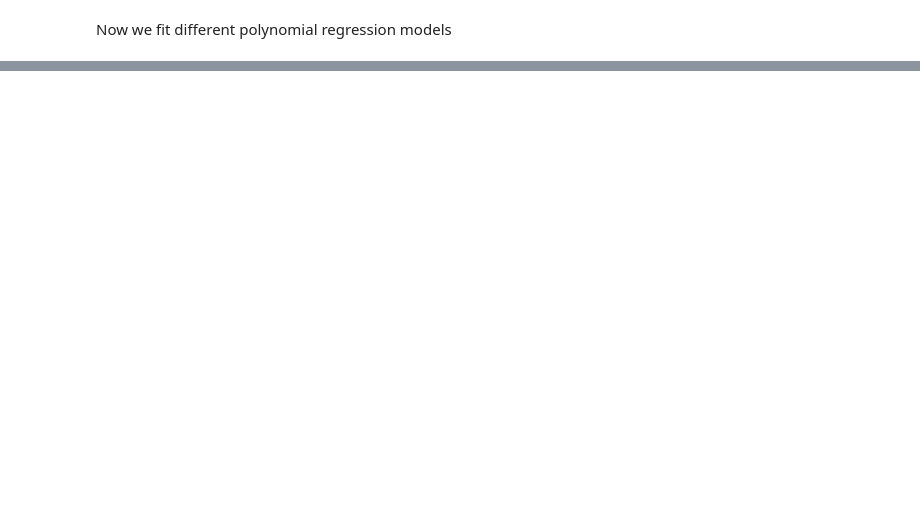
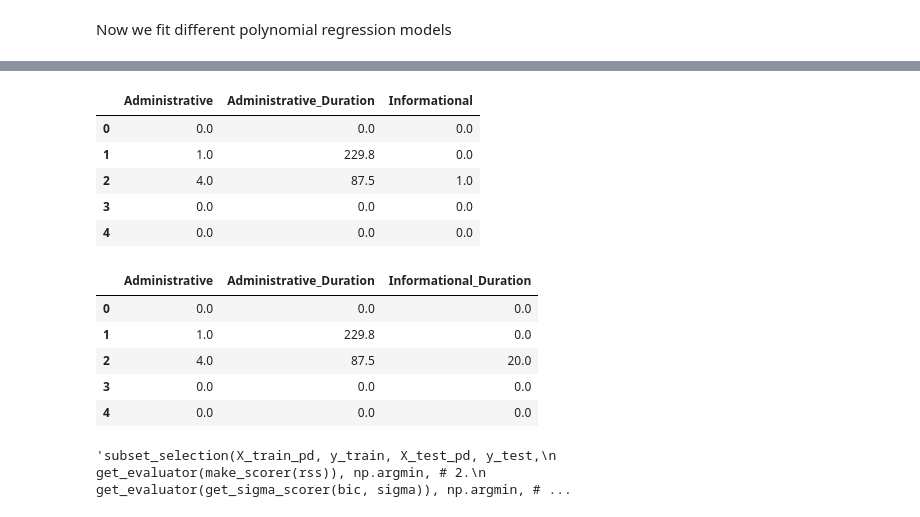
Before and after one commit to sararesta/ML-Homework, a Jupyter notebook: polynomial_regression.ipynb, the cells around one changed output, grey strips where cells are left out. Saved outputs shown, nothing was run; the diff lists cells and outputs as text; code cells hidden in the pictures; blank space fills up the shorter version.

```diff
--- a/polynomial_regression.ipynb
+++ b/polynomial_regression.ipynb
@@ -149,0 +169,32 @@ MSE score  0.0005024887262227065
+# %%
+# Convert back from numpy arrays to data frames
+# just for convenience, since we can use names to
+# index features
+X_train_pd = pd.DataFrame(X_train, columns=X_all_features)
+X_test_pd = pd.DataFrame(X_test, columns=X_all_features)
+# %%
+import itertools
+def get_subsets(X_pd, dim):
+    feature_names = X_pd.columns.tolist()
+    # Compute all possibile combinations of 'dim' values
+    subset_names = itertools.combinations(feature_names, dim) # list of list of names [[name of first candidate, ...], [...]]
+    # Convert names into datasets
+    data_subsets = [X_pd[list(fnames)] for fnames in subset_names]
+    return data_subsets
+
+subsets = get_subsets(X_train_pd, 3)
+subsets[0].head() # training set of the first subset
+subsets[1].head() # training set of the second subset
+# %% [output]
+|  | Administrative | Administrative_Duration | Informational |
+| 0 | 0.0 | 0.0 | 0.0 |
+| 1 | 1.0 | 229.8 | 0.0 |
+| 2 | 4.0 | 87.5 | 1.0 |
+| 3 | 0.0 | 0.0 | 0.0 |
+| 4 | 0.0 | 0.0 | 0.0 |
+|  | Administrative | Administrative_Duration | Informational_Duration |
+| 0 | 0.0 | 0.0 | 0.0 |
+| 1 | 1.0 | 229.8 | 0.0 |
+| 2 | 4.0 | 87.5 | 20.0 |
+| 3 | 0.0 | 0.0 | 0.0 |
+| 4 | 0.0 | 0.0 | 0.0 |
@@ -149,0 +234,19 @@ MSE score  0.0005024887262227065
+# %%
+def get_sigma_scorer(metric, sigma):
+    def scorer(model, X, y):
+        n, d = X.shape
+        y_pred = model.predict(X)
+        return metric(y_pred, y, n, d, sigma)
+
+    return scorer
+
+sigma = estimate_sigma(X_train_pd, y_train)
+'''subset_selection(X_train_pd, y_train, X_test_pd, y_test,
+                 get_evaluator(make_scorer(rss)), np.argmin, # 2.
+                 get_evaluator(get_sigma_scorer(bic, sigma)), np.argmin, # 3.
+                 get_evaluator(make_scorer(mean_squared_error)), np.argmin, # test
+                 candidates_scorer_name="RSS",
+                 subsets_scorer_name="BIC",
+                 verbose=True)'''
+# %% [output]
+'subset_selection(X_train_pd, y_train, X_test_pd, y_test,\n                 get_evaluator(make_scorer(rss)), np.argmin, # 2.\n                 get_evaluator(get_sigma_scorer(bic, sigma)), np.argmin, # ...
```
Also changed, not shown: parts of 24 cells of this notebook.
